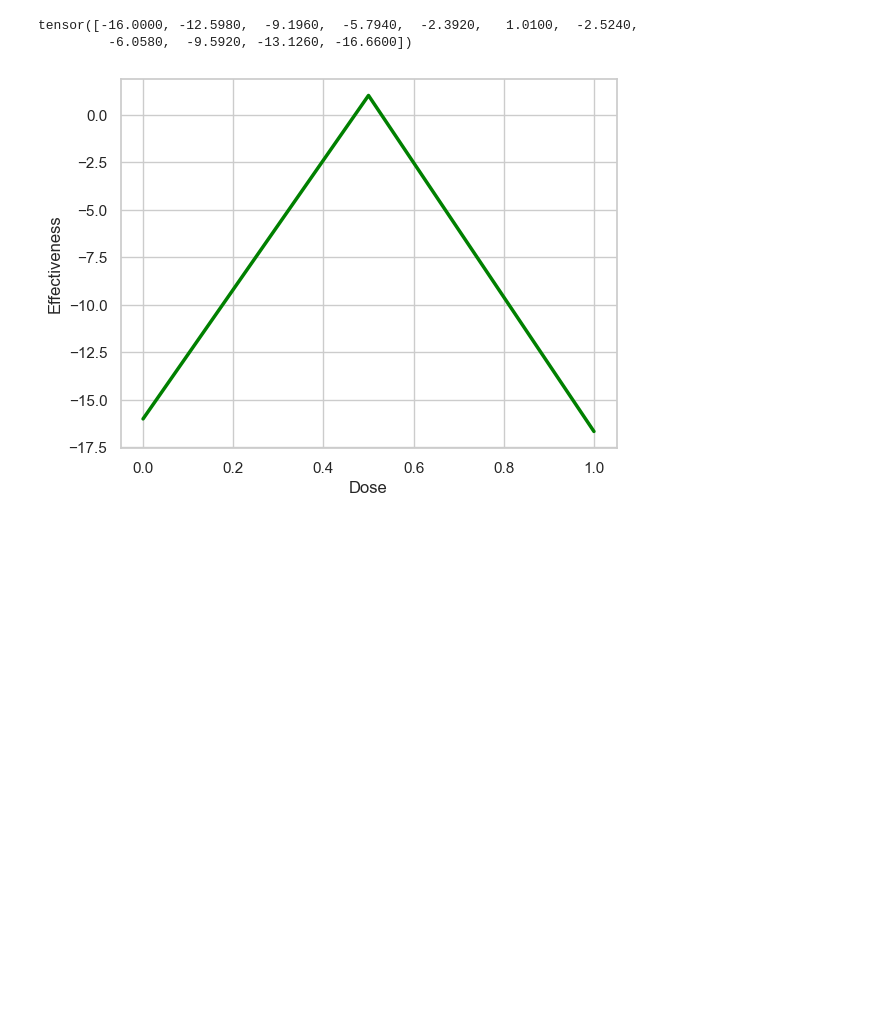
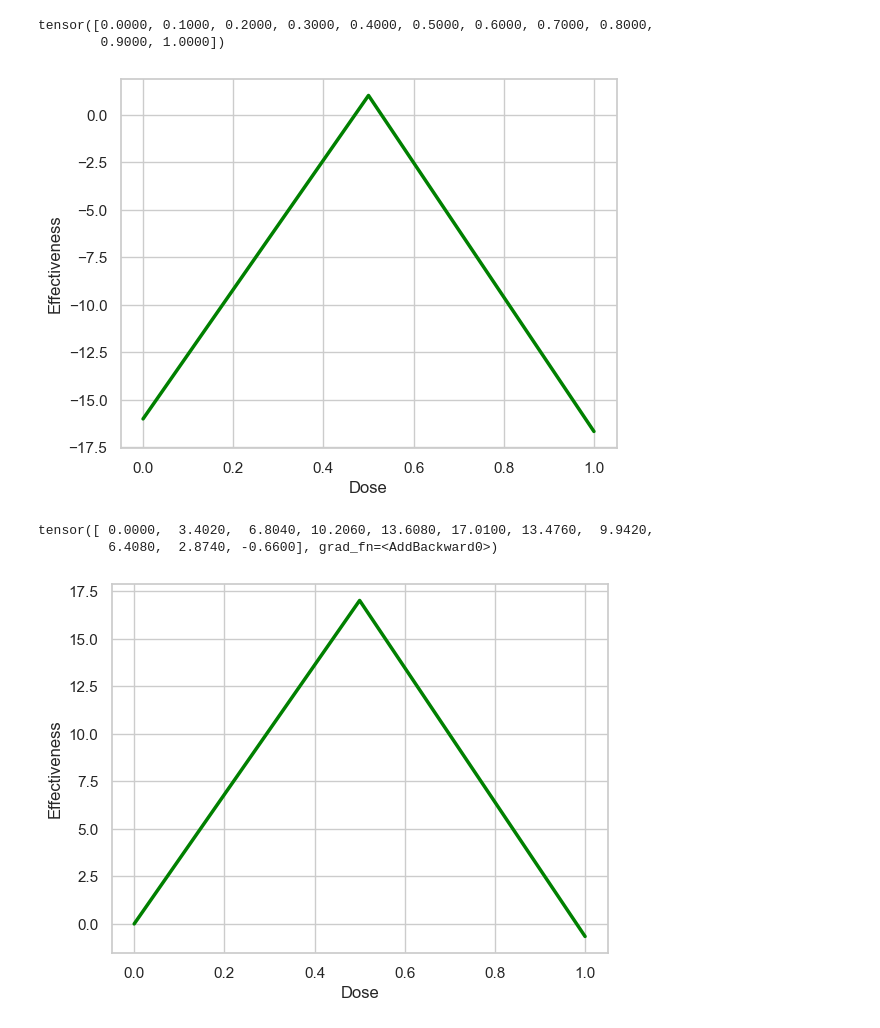
Before and after one commit to zaki982/Deep-Learning-using-PyTorch, a Jupyter notebook: introduction.ipynb, the cells around one changed output. Cells and saved outputs as stored; diff of their text form; code cells hidden in the pictures; blank space fills up the shorter version.

Commit message:
train model

```diff
--- a/introduction.ipynb
+++ b/introduction.ipynb
@@ -37,13 +37,13 @@ class BasicNN(nn.Module):
 
 input_values= torch.linspace(start=0, end=1, steps=11)
 
-input_values
+print(input_values)
 
 model=BasicNN()
 
 output_values=model(input_values)
 
-print(output_values)
+
 
 sns.set_theme(style="whitegrid")
 sns.lineplot(x=input_values,y=output_values, color="green", linewidth=2.5)
@@ -51,6 +51,53 @@ plt.ylabel("Effectiveness")
 plt.xlabel("Dose")
 plt.show()
 # %% [output]
-tensor([-16.0000, -12.5980,  -9.1960,  -5.7940,  -2.3920,   1.0100,  -2.5240,
-         -6.0580,  -9.5920, -13.1260, -16.6600])
+tensor([0.0000, 0.1000, 0.2000, 0.3000, 0.4000, 0.5000, 0.6000, 0.7000, 0.8000,
+        0.9000, 1.0000])
 [figure]
+# %%
+# create a train model
+class BasicNN_train(nn.Module):
+    def __init__(self): # create and init the weights and biases
+        super().__init__() # init for parent class
+
+        self.w00=nn.Parameter(torch.tensor(1.7), requires_grad=False)
+        self.b00=nn.Parameter(torch.tensor(-0.85), requires_grad=False)
+        self.w01=nn.Parameter(torch.tensor(-40.8), requires_grad=False)
+
+        self.w10=nn.Parameter(torch.tensor(12.6), requires_grad=False)
+        self.b10=nn.Parameter(torch.tensor(0.0), requires_grad=False)
+        self.w11=nn.Parameter(torch.tensor(2.7), requires_grad=False)
+
+        self.final_bias=nn.Parameter(torch.tensor(0.0), requires_grad=True) # requires_grad=True means that the bias will be updated during training
+
+    def forward(self, input): # define the forward pass of the network
+        input_to_top_relu = input * self.w00 + self.b00
+        top_relu_output =  F.relu(input_to_top_relu)
+        scaled_top_relu_output = top_relu_output * self.w01
+
+        input_to_bottom_relu = input * self.w10 + self.b10
+        bottom_relu_output = F.relu(input_to_bottom_relu)
+        scaled_bottom_relu_output = bottom_relu_output * self.w11
+
+        output = scaled_top_relu_output + scaled_bottom_relu_output + self.final_bias
+        return output
+
+input_values= torch.linspace(start=0, end=1, steps=11)
+
+input_values
+
+model=BasicNN_train()
+
+output_values=model(input_values)
+
+print(output_values)
+
+sns.set_theme(style="whitegrid")
+sns.lineplot(x=input_values,y=output_values.detach(), color="green", linewidth=2.5) # detach is used to remove the gradient
+plt.ylabel("Effectiveness")
+plt.xlabel("Dose")
+plt.show()
+# %% [output]
+tensor([ 0.0000,  3.4020,  6.8040, 10.2060, 13.6080, 17.0100, 13.4760,  9.9420,
+         6.4080,  2.8740, -0.6600], grad_fn=<AddBackward0>)
+[figure, added]
```
